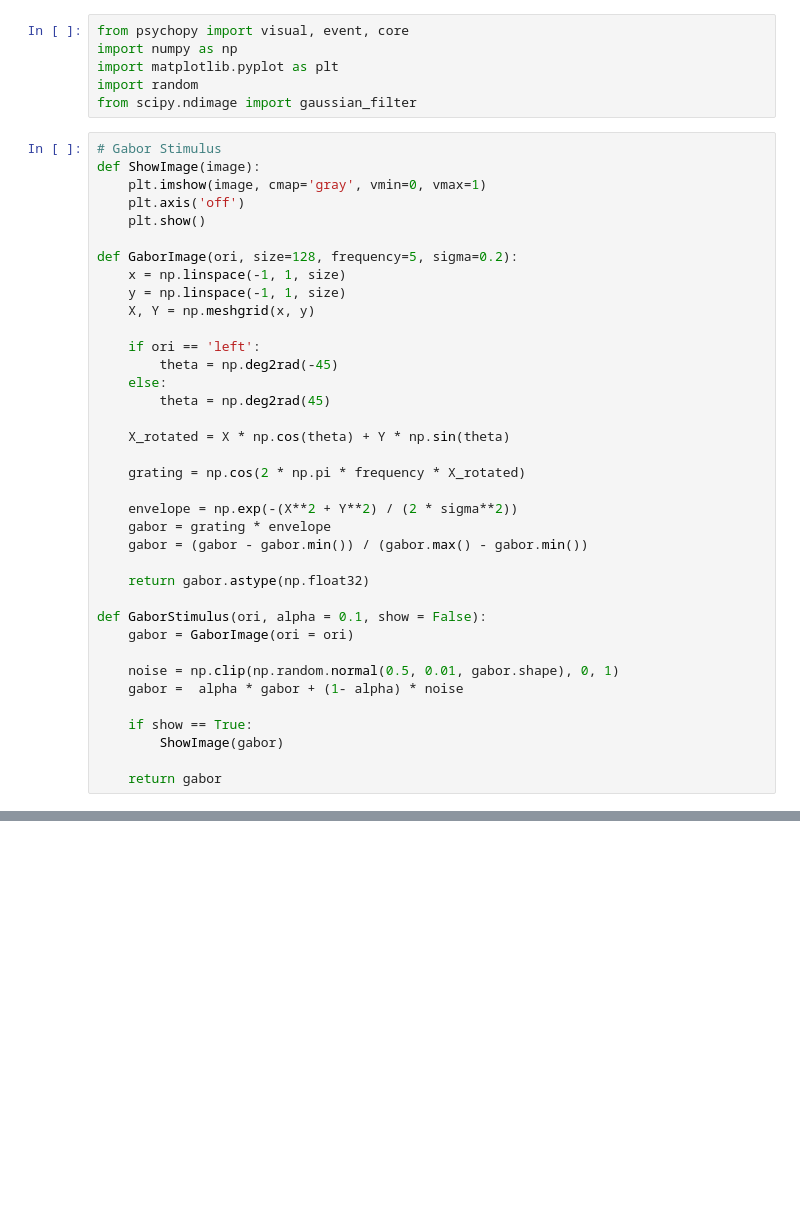
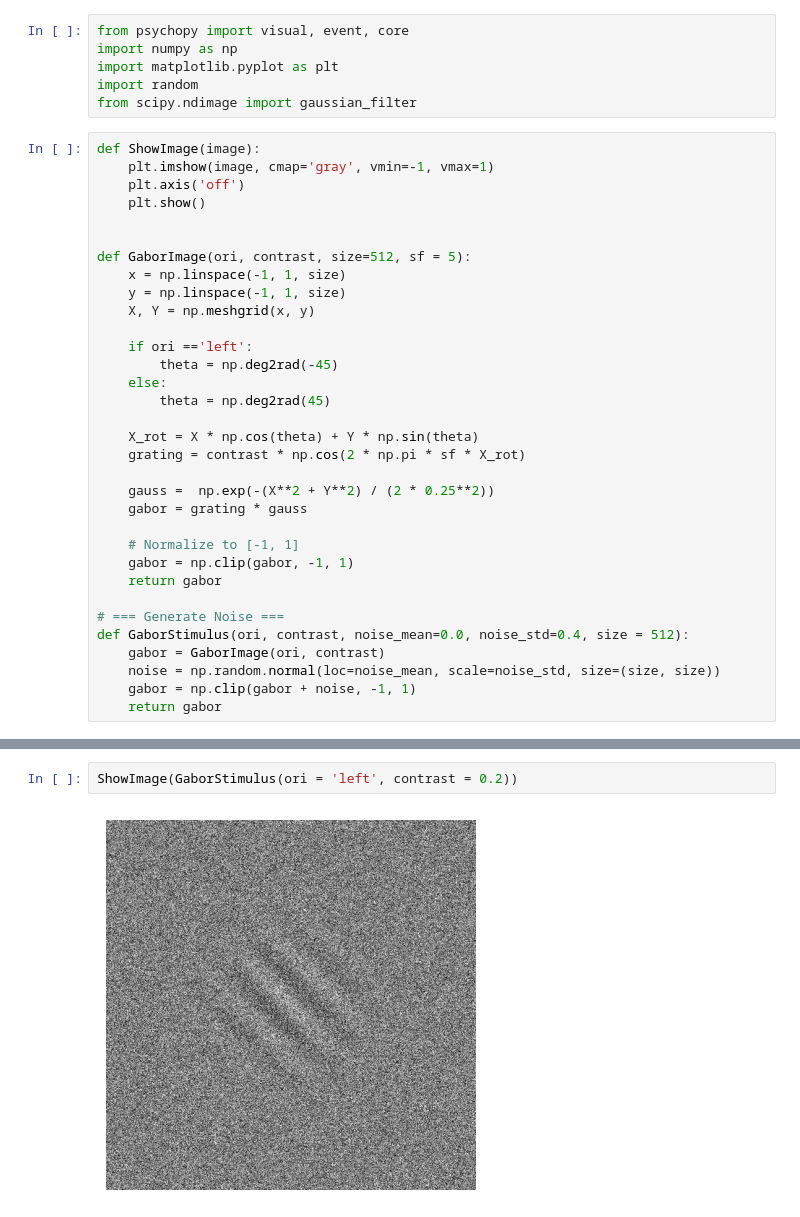
Before and after one commit to PerceptionCognitionLab/data5, a Jupyter notebook: eyespeed/dev1/SGabor/SGabor.ipynb, the cells around one changed output, grey strips where cells are left out. Cells and saved outputs as stored; diff of their text form; blank space fills up the shorter version.

```diff
--- a/eyespeed/dev1/SGabor/SGabor.ipynb
+++ b/eyespeed/dev1/SGabor/SGabor.ipynb
@@ -5,39 +5,35 @@ import matplotlib.pyplot as plt
 import random
 from scipy.ndimage import gaussian_filter
 # %%
-# Gabor Stimulus
 def ShowImage(image):
-    plt.imshow(image, cmap='gray', vmin=0, vmax=1)
+    plt.imshow(image, cmap='gray', vmin=-1, vmax=1)
     plt.axis('off')
     plt.show()
 
-def GaborImage(ori, size=128, frequency=5, sigma=0.2):
+
+def GaborImage(ori, contrast, size=512, sf = 5):
     x = np.linspace(-1, 1, size)
     y = np.linspace(-1, 1, size)
     X, Y = np.meshgrid(x, y)
 
-    if ori == 'left':
+    if ori =='left':
         theta = np.deg2rad(-45)
     else:
         theta = np.deg2rad(45)
 
-    X_rotated = X * np.cos(theta) + Y * np.sin(theta)
+    X_rot = X * np.cos(theta) + Y * np.sin(theta)
+    grating = contrast * np.cos(2 * np.pi * sf * X_rot)
 
-    grating = np.cos(2 * np.pi * frequency * X_rotated)
+    gauss =  np.exp(-(X**2 + Y**2) / (2 * 0.25**2))
+    gabor = grating * gauss
 
-    envelope = np.exp(-(X**2 + Y**2) / (2 * sigma**2))
-    gabor = grating * envelope
-    gabor = (gabor - gabor.min()) / (gabor.max() - gabor.min())
+    # Normalize to [-1, 1]
+    gabor = np.clip(gabor, -1, 1)
+    return gabor
 
-    return gabor.astype(np.float32)
-
-def GaborStimulus(ori, alpha = 0.1, show = False):
-    gabor = GaborImage(ori = ori)
-
-    noise = np.clip(np.random.normal(0.5, 0.01, gabor.shape), 0, 1)
-    gabor =  alpha * gabor + (1- alpha) * noise
-
-    if show == True:
-        ShowImage(gabor)
-
+# === Generate Noise ===
+def GaborStimulus(ori, contrast, noise_mean=0.0, noise_std=0.4, size = 512):
+    gabor = GaborImage(ori, contrast)
+    noise = np.random.normal(loc=noise_mean, scale=noise_std, size=(size, size))
+    gabor = np.clip(gabor + noise, -1, 1)
     return gabor
@@ -140,0 +40,4 @@ df.to_csv("Results.csv", index=False)
+# %%
+ShowImage(GaborStimulus(ori = 'left', contrast = 0.2))
+# %% [output]
+[figure, added]
```
Also changed, not shown: parts of 3 cells of this notebook, 3 other files.
